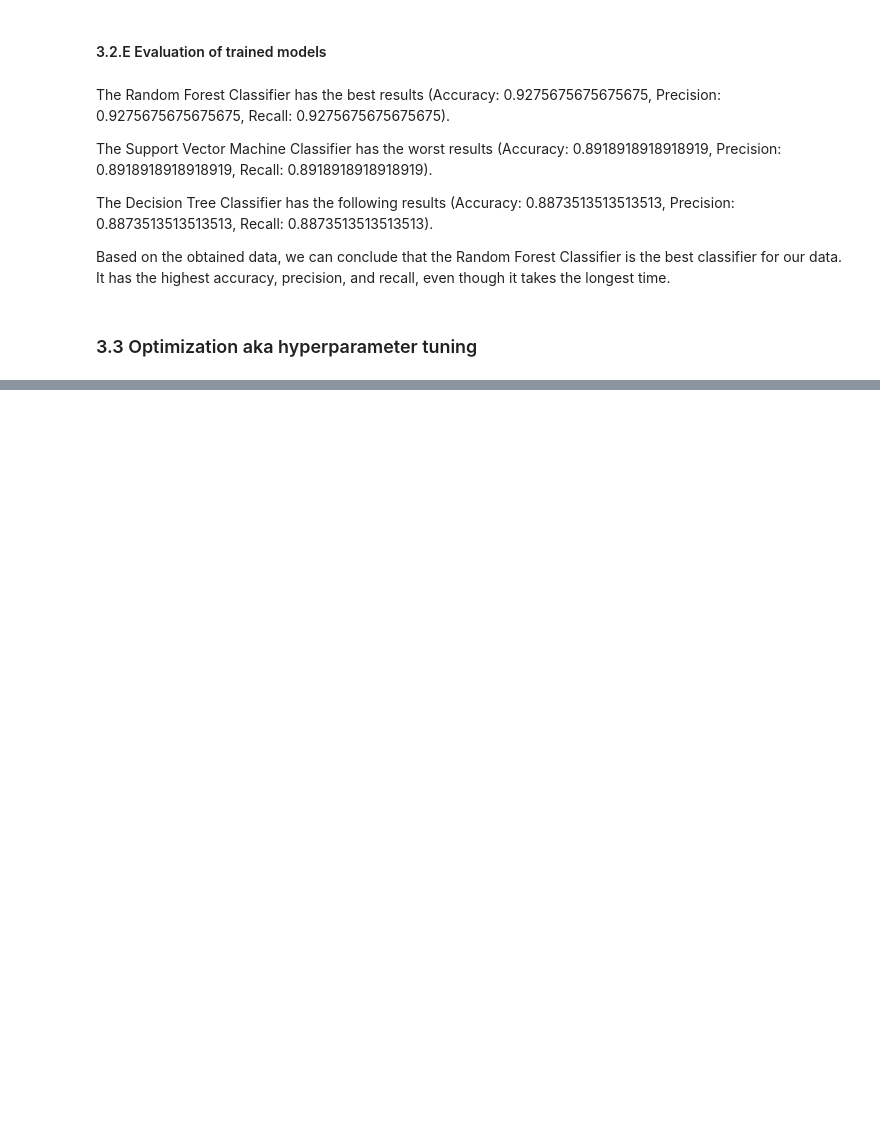
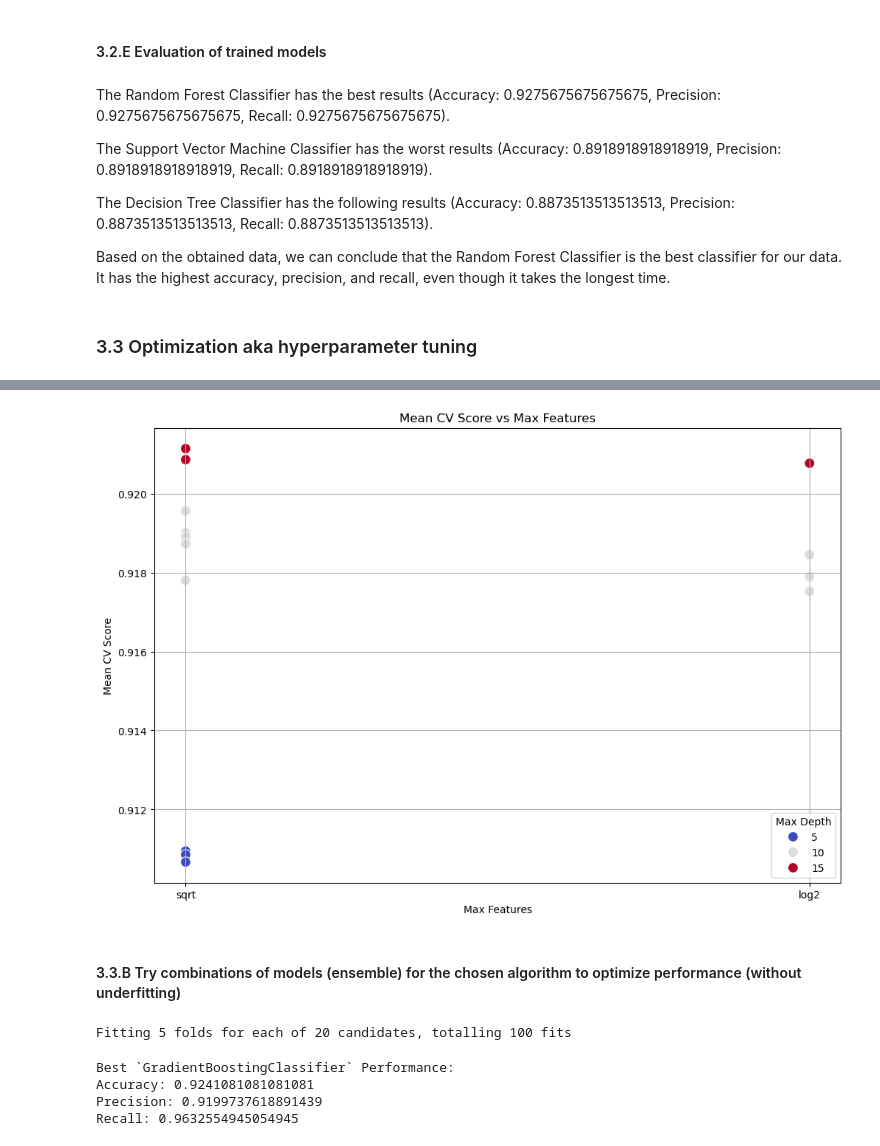
Before and after one commit to justAnArthur/iau-quest, a Jupyter notebook: 03.ipynb, the cells around one changed output, grey strips where cells are left out. Saved outputs shown, nothing was run; the diff lists cells and outputs as text; code cells hidden in the pictures; blank space fills up the shorter version.

```diff
--- a/03.ipynb
+++ b/03.ipynb
@@ -214,0 +292,63 @@ Based on the obtained data, we can conclude that the Random Forest Classifier is
+# %%
+plt.figure(figsize=(12, 8))
+
+sns.scatterplot(
+    data=cv_results,
+    x='param_max_features',
+    y='mean_test_score',
+    hue='param_max_depth',
+    palette='coolwarm',
+    s=100
+)
+
+plt.xlabel('Max Features')
+plt.ylabel('Mean CV Score')
+plt.title('Mean CV Score vs Max Features')
+plt.legend(title='Max Depth')
+plt.grid(True)
+plt.show()
+# %% [output]
+[figure, added]
+# %% [markdown]
+#### 3.3.B Try combinations of models (ensemble) for the chosen algorithm to optimize performance (without underfitting)
+# %%
+from sklearn.ensemble import GradientBoostingClassifier
+
+gb_param_grid = {
+    'n_estimators': [100, 200, 300],
+    'learning_rate': [0.1, 0.05, 0.01],
+    'max_depth': [3, 5, 7],
+    'min_samples_leaf': [1, 2, 4],
+}
+
+gb_random_search = RandomizedSearchCV(
+    estimator=GradientBoostingClassifier(random_state=42),
+    param_distributions=gb_param_grid,
+    n_iter=20,
+    cv=5,
+    verbose=2,
+    random_state=42,
+    n_jobs=-1,
+    return_train_score=True
+)
+gb_random_search.fit(train_data, train_mwra.values.ravel())
+
+best_gb_clf = gb_random_search.best_estimator_
+# %% [output]
+Fitting 5 folds for each of 20 candidates, totalling 100 fits
+# %%
+gb_pred = best_gb_clf.predict(test_data)
+
+gb_accuracy = accuracy_score(test_mwra, gb_pred)
+gb_precision = precision_score(test_mwra, gb_pred)
+gb_recall = recall_score(test_mwra, gb_pred)
+
+print("Best `GradientBoostingClassifier` Performance:")
+print("Accuracy:", gb_accuracy)
+print("Precision:", gb_precision)
+print("Recall:", gb_recall)
+# %% [output]
+Best `GradientBoostingClassifier` Performance:
+Accuracy: 0.9241081081081081
+Precision: 0.9199737618891439
+Recall: 0.9632554945054945
```
Also changed, not shown: parts of 19 cells of this notebook.
